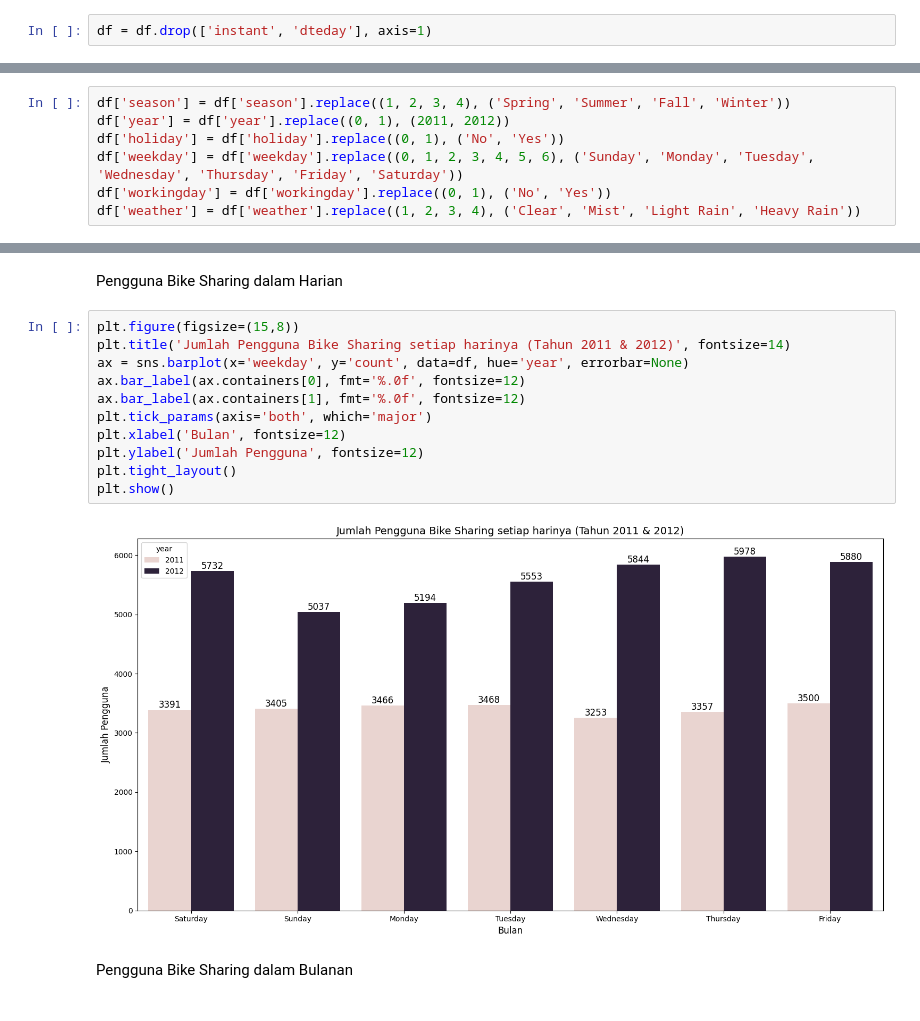
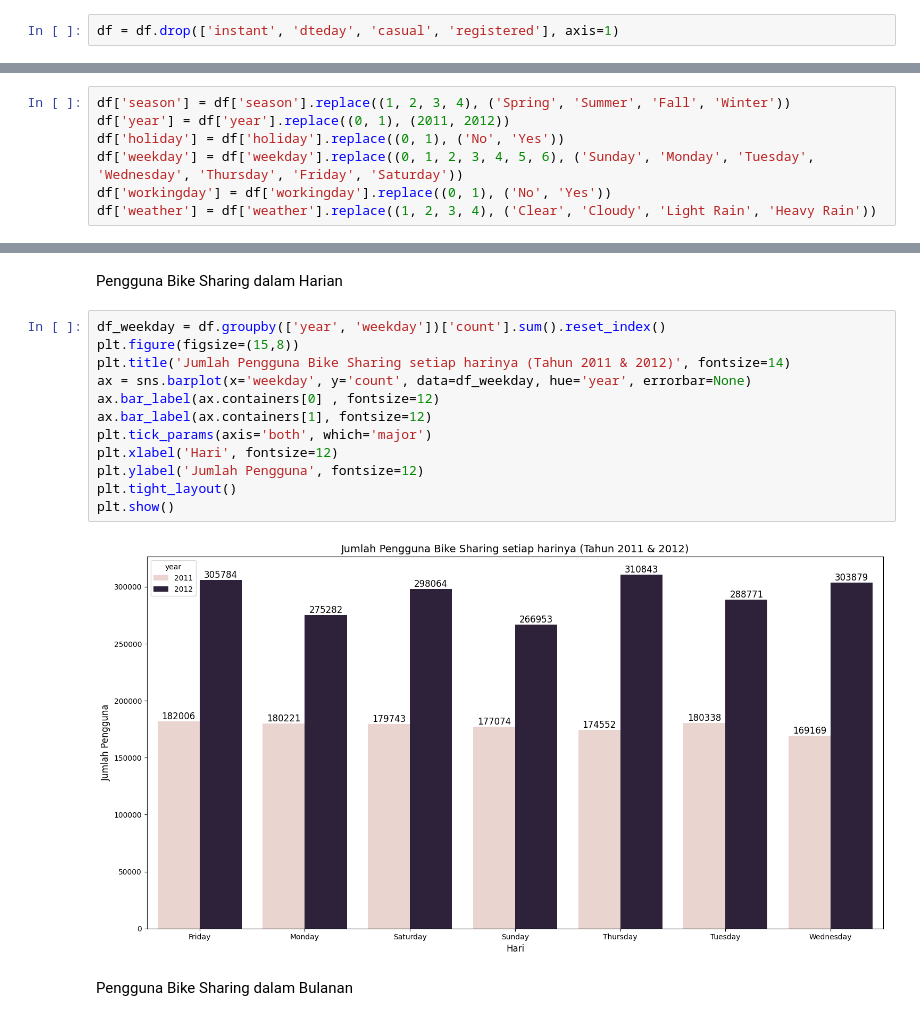
Before and after one commit to linggamandala/Bike-Sharing-Analysis-Dashboard, a Jupyter notebook: Bike Sharing Analysis.ipynb, the cells around one changed output, grey strips where cells are left out. Drawn from its saved outputs; the diff is of its cells as text.

```diff
--- a/Bike Sharing Analysis.ipynb
+++ b/Bike Sharing Analysis.ipynb
@@ -119,7 +93,7 @@ Dataset tidak mempunyai null value dan duplikat, sehingga aman untuk tahap selan
 # %% [markdown]
 Menghapus kolom instant dan dteday karena tidak diperlukan
 # %%
-df = df.drop(['instant', 'dteday'], axis=1)
+df = df.drop(['instant', 'dteday', 'casual', 'registered'], axis=1)
 # %% [markdown]
 Mengubah nama kolom yr, mnth, weathersit, hum, dan cnt
 # %%
@@ -132,7 +106,7 @@ df['year'] = df['year'].replace((0, 1), (2011, 2012))
 df['holiday'] = df['holiday'].replace((0, 1), ('No', 'Yes'))
 df['weekday'] = df['weekday'].replace((0, 1, 2, 3, 4, 5, 6), ('Sunday', 'Monday', 'Tuesday', 'Wednesday', 'Thursday', 'Friday', 'Saturday'))
 df['workingday'] = df['workingday'].replace((0, 1), ('No', 'Yes'))
-df['weather'] = df['weather'].replace((1, 2, 3, 4), ('Clear', 'Mist', 'Light Rain', 'Heavy Rain'))
+df['weather'] = df['weather'].replace((1, 2, 3, 4), ('Clear', 'Cloudy', 'Light Rain', 'Heavy Rain'))
 # %% [markdown]
 Mengubah tipe data
 # %%
@@ -239,18 +213,19 @@ sns.heatmap(df[nums].corr(), cmap='coolwarm', annot=True, fmt='.2f')
 # %% [markdown]
 Pengguna Bike Sharing dalam Harian
 # %%
+df_weekday = df.groupby(['year', 'weekday'])['count'].sum().reset_index()
 plt.figure(figsize=(15,8))
 plt.title('Jumlah Pengguna Bike Sharing setiap harinya (Tahun 2011 & 2012)', fontsize=14)
-ax = sns.barplot(x='weekday', y='count', data=df, hue='year', errorbar=None)
-ax.bar_label(ax.containers[0], fmt='%.0f', fontsize=12)
-ax.bar_label(ax.containers[1], fmt='%.0f', fontsize=12)
+ax = sns.barplot(x='weekday', y='count', data=df_weekday, hue='year', errorbar=None)
+ax.bar_label(ax.containers[0] , fontsize=12)
+ax.bar_label(ax.containers[1], fontsize=12)
 plt.tick_params(axis='both', which='major')
-plt.xlabel('Bulan', fontsize=12)
+plt.xlabel('Hari', fontsize=12)
 plt.ylabel('Jumlah Pengguna', fontsize=12)
 plt.tight_layout()
 plt.show()
 # %% [output]
-[figure, old version]
+[figure, new version]
 # %% [markdown]
 Pengguna Bike Sharing dalam Bulanan
 # %%
```
Also changed, not shown: parts of 18 cells of this notebook, 5 other files.
